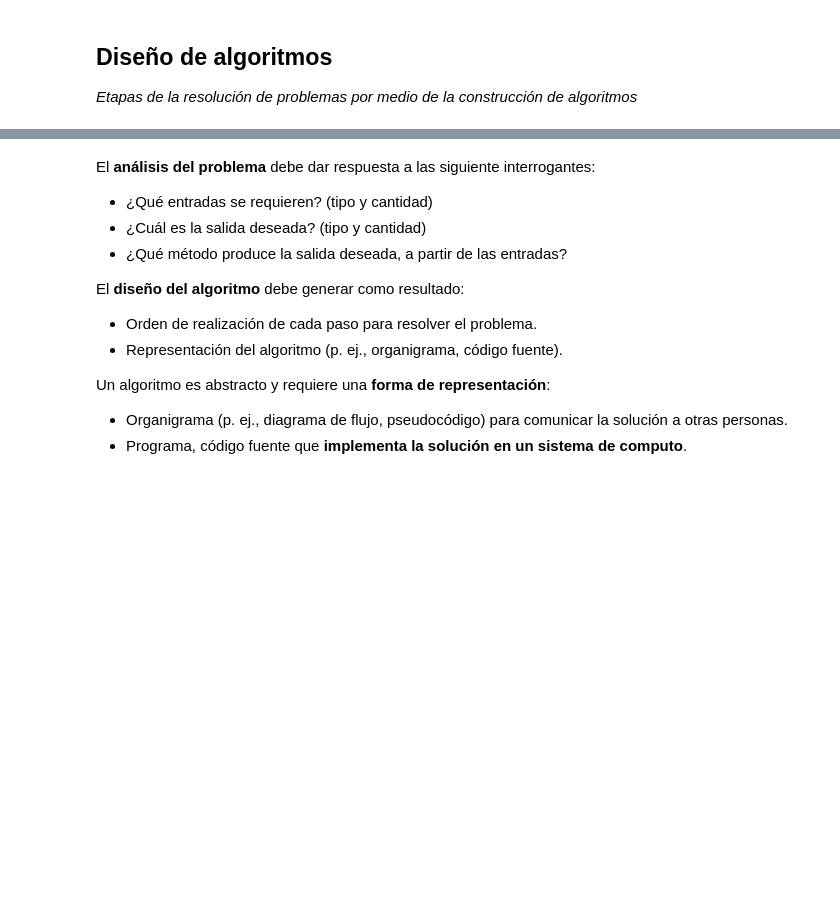
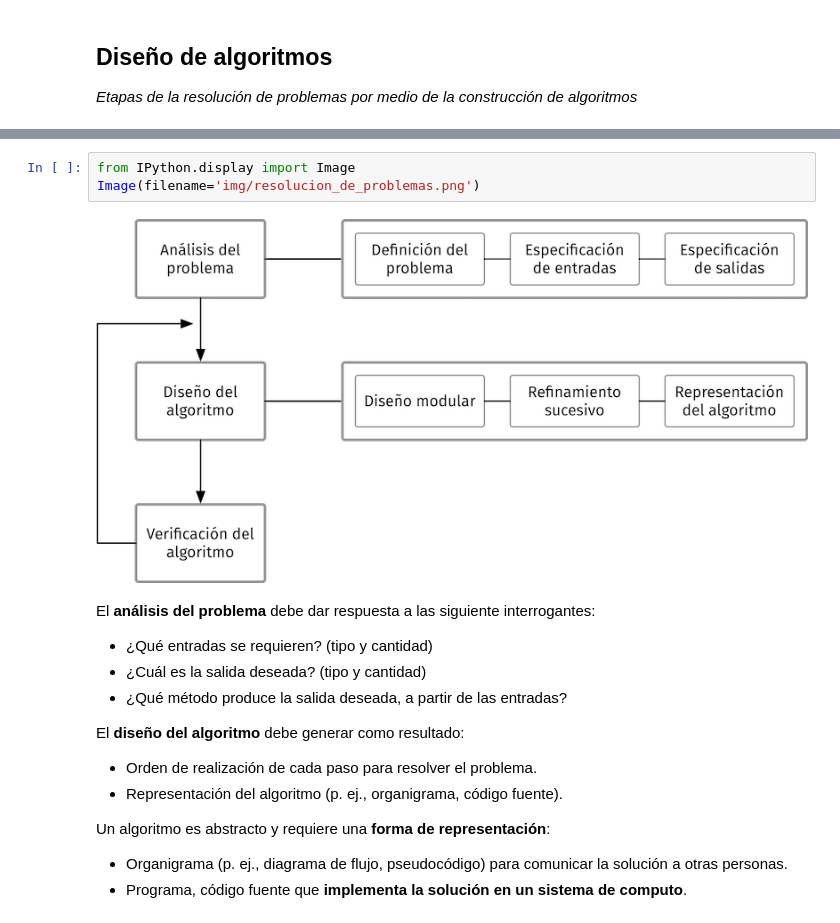
Before and after one commit to ahar0n/programming-basics-with-python, a Jupyter notebook: py02-diseno_de_algoritmos.ipynb, the cells around one changed output, grey strips where cells are left out. Drawn from its saved outputs; the diff is of its cells as text; blank space fills up the shorter version.

```diff
--- a/py02-diseno_de_algoritmos.ipynb
+++ b/py02-diseno_de_algoritmos.ipynb
@@ -16,3 +14,8 @@
+# %%
+from IPython.display import Image
+Image(filename='img/resolucion_de_problemas.png')
+# %% [output]
+[figure, added]
 # %% [markdown]
 El __análisis del problema__ debe dar respuesta a las siguiente interrogantes:
 
```
Also changed, not shown: parts of 3 cells of this notebook, 3 other files.
